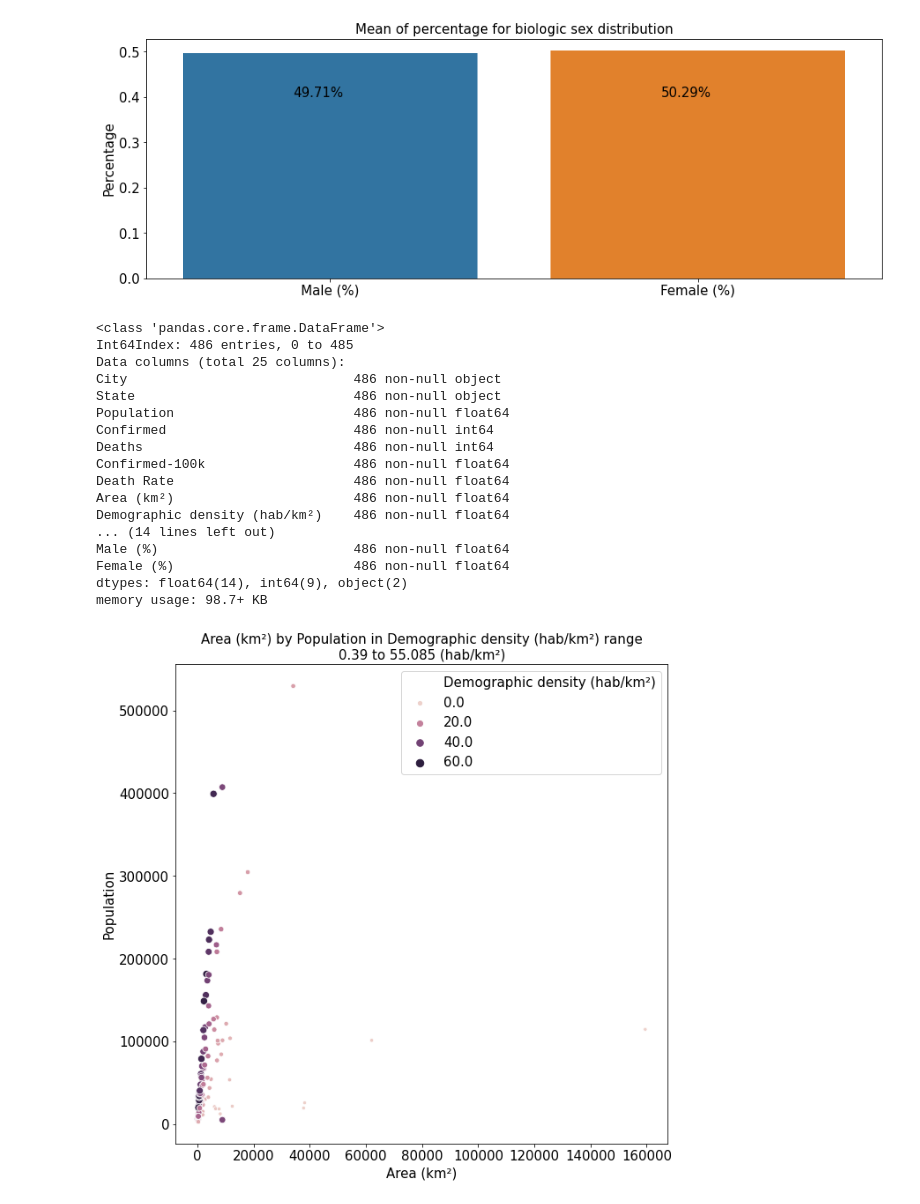
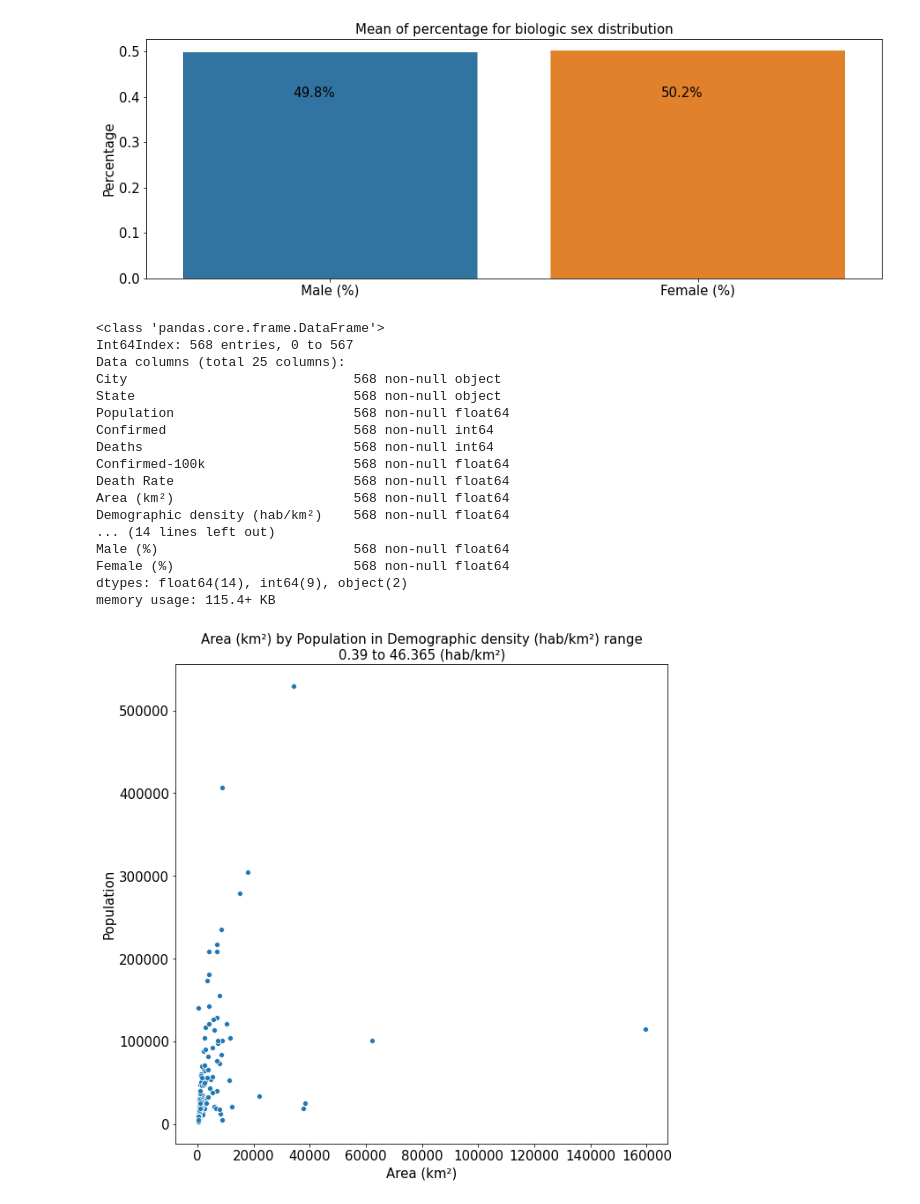
Before and after one commit to gfsilveira/covid, a Jupyter notebook: 04-Covid19-MunicipiosBR_socioeconomico.ipynb, the cells around one changed output. Drawn from its saved outputs; the diff is of its cells as text; code cells hidden in the pictures.

```diff
--- a/04-Covid19-MunicipiosBR_socioeconomico.ipynb
+++ b/04-Covid19-MunicipiosBR_socioeconomico.ipynb
@@ -66,5 +63,5 @@ printLis(directory)
 # %%
-date = 1
+date = 3
 df_cov =  pd.read_csv('..\\'+directory[date])
 df_cov.tail()
 # %% [output]
@@ -77,6 +74,6 @@ df_cov.tail()
 # %%
 df_cov = df_cov[
-        (df_cov['date'] == '2020-04-22') &
+        (df_cov['date'] == df_cov['date'].tail(1).values[0]) &
         (df_cov['place_type'] == 'city') &
         (df_cov['last_available_confirmed'] > 1)
 ][[
@@ -123,5 +120,5 @@ memory usage: 59.5+ KB
 # %%
-date = 11
+date = 12
 df_age =  pd.read_excel('..\\'+directory[date])
 df_age.head()
 # %% [output]
@@ -225,7 +222,7 @@ Female (%)          5568 non-null float64
 dtypes: float64(7), int64(7), object(1)
 memory usage: 652.6+ KB
 # %%
-date = 8
+date = 9
 df_mun =  pd.read_excel('..\\'+directory[date], skiprows=1)
 df_mun.head()
 # %% [output]
@@ -526,43 +523,43 @@ if print_campo == 's':
 df.info()
 # %% [output]
 <class 'pandas.core.frame.DataFrame'>
-Int64Index: 486 entries, 0 to 485
+Int64Index: 568 entries, 0 to 567
 Data columns (total 25 columns):
-City                             486 non-null object
-State                            486 non-null object
-Population                       486 non-null float64
-Confirmed                        486 non-null int64
-Deaths                           486 non-null int64
-Confirmed-100k                   486 non-null float64
-Death Rate                       486 non-null float64
-Area (km²)                       486 non-null float64
-Demographic density (hab/km²)    486 non-null float64
+City                             568 non-null object
+State                            568 non-null object
+Population                       568 non-null float64
+Confirmed                        568 non-null int64
+Deaths                           568 non-null int64
+Confirmed-100k                   568 non-null float64
+Death Rate                       568 non-null float64
+Area (km²)                       568 non-null float64
+Demographic density (hab/km²)    568 non-null float64
 ... (14 lines left out)
-Male (%)                         486 non-null float64
-Female (%)                       486 non-null float64
+Male (%)                         568 non-null float64
+Female (%)                       568 non-null float64
 dtypes: float64(14), int64(9), object(2)
-memory usage: 98.7+ KB
+memory usage: 115.4+ KB
 # %%
 q1 = 3
 q2 = q1 + 1
 col1 = "Area (km²)"
 col2 = "Population"
 col3 = "Demographic density (hab/km²)"
 plt.figure(figsize=(10,10))
 sns.scatterplot(
     x=col1,
     y=col2,
-    size=col3,
-    hue=col3,
+#     size=col3,
+#     hue=col3,
     data=df[(df[col3] >= df[col3].describe()[q1]) & (df[col3] < df[col3].describe()[q2])]
 )
 plt.title(col1+' by '+col2+' in '+col3+' range\n'+str(df[col3].describe()[q1])+' to '+str(df[col3].describe()[q2])+' (hab/km²)')
 if print_campo == 's':
     col2 = lista_pastas[3]
     g += 1
     plt.savefig(col2+'\\0'+str(g)+'-'+col2+'_'+data+'.png', dpi=dpi)
 # %% [output]
-[figure, old version]
+[figure, new version]
 # %%
 q1 += 1
 q2 = q1 + 1
```
Also changed, not shown: parts of 42 cells of this notebook, 6 other files.
